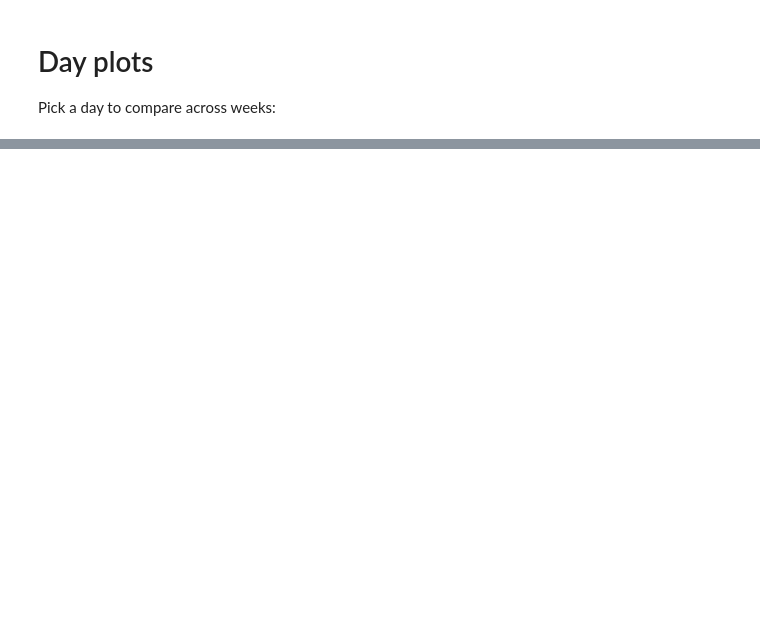
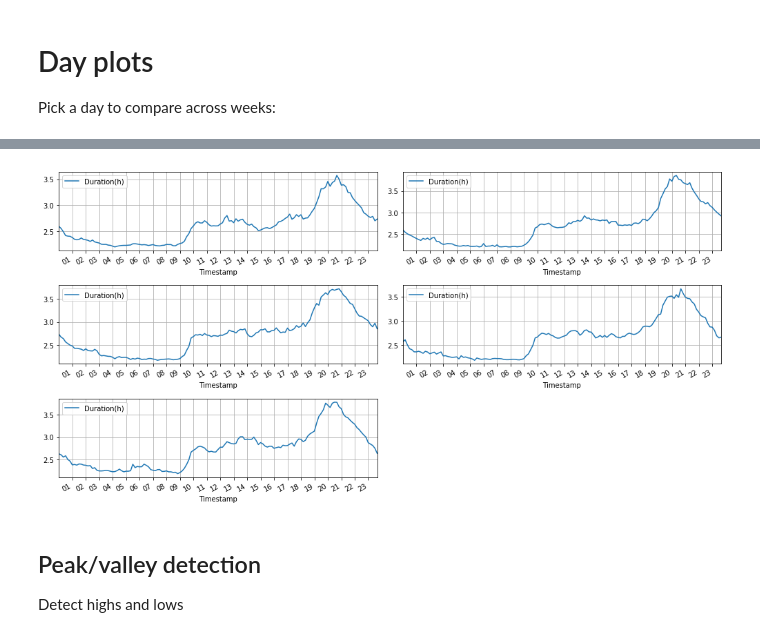
Before and after one commit to amadeuspzs/travelTime, a Jupyter notebook: analysis-pandas.ipynb, the cells around one changed output, grey strips where cells are left out. Saved outputs shown, nothing was run; the diff lists cells and outputs as text; code cells hidden in the pictures; blank space fills up the shorter version.

```diff
--- a/analysis-pandas.ipynb
+++ b/analysis-pandas.ipynb
@@ -71,7 +74,3 @@ plt.tight_layout()
 # Day plots
 
 Pick a day to compare across weeks:
-# %%
-fridays = find_days(data,5)
-for friday in fridays:
-    ax = data.iloc[friday[0]:friday[1]].plot(x='Timestamp',y='Duration(h)')
@@ -83,0 +77,20 @@ for friday in fridays:
+# %%
+days = find_days(data,5)
+num_cols = 2
+num_rows = int(math.ceil(len(weeks) / float(num_cols)))
+plt.figure(1,figsize=(14, 7))
+
+for e, day in enumerate(days):
+    ax = plt.subplot(num_rows,num_cols,e+1)
+    data.iloc[day[0]:day[1]].plot(x='Timestamp',y='Duration(h)',ax=ax)
+    ax.xaxis.set_major_formatter(dates.DateFormatter('%H'))
+    ax.xaxis.set_major_locator(dates.HourLocator(interval=1))
+    ax.grid()
+
+plt.tight_layout()
+# %% [output]
+[figure, added]
+# %% [markdown]
+## Peak/valley detection
+
+Detect highs and lows
```
Also changed, not shown: parts of 7 cells of this notebook.
